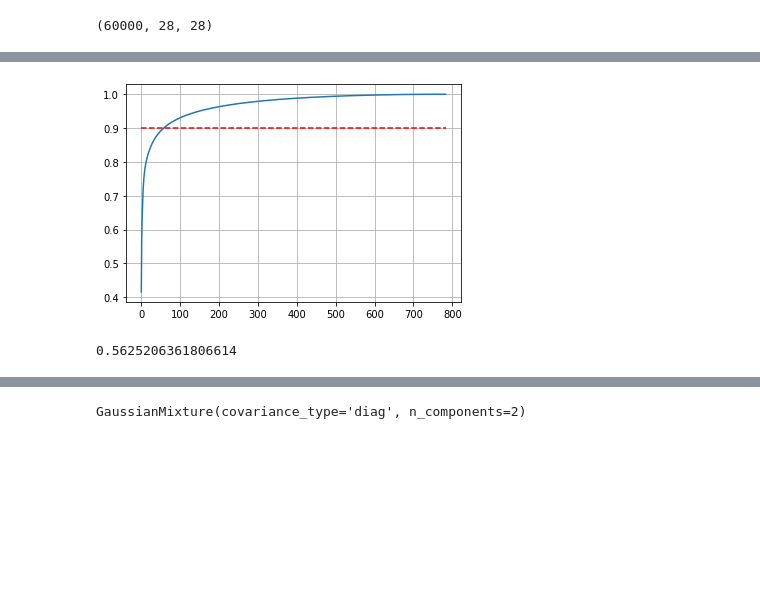
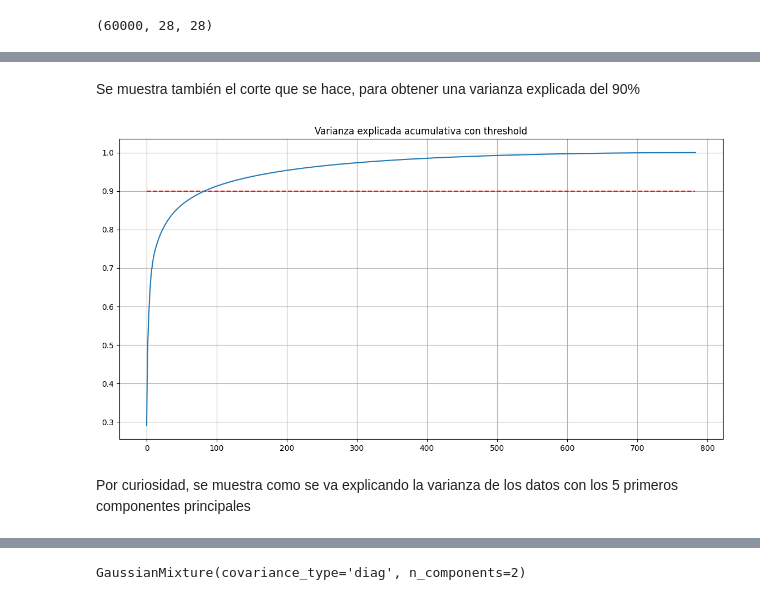
Before and after one commit to JaviLangeberGavilan/Practica_9_P1, a Jupyter notebook: PRACTICA/GENERATIVOS/EJERCICIO_1.ipynb, the cells around one changed output, grey strips where cells are left out. Cells and saved outputs as stored; diff of their text form; code cells hidden in the pictures; blank space fills up the shorter version.

```diff
--- a/PRACTICA/GENERATIVOS/EJERCICIO_1.ipynb
+++ b/PRACTICA/GENERATIVOS/EJERCICIO_1.ipynb
@@ -39 +59,4 @@ for i in trange(len(x_train)):
+# %%
+x_train_array = [x.flatten() for x in x_train]
+train_df = pd.DataFrame(x_train_array)
 # %%
@@ -72,11 +96,13 @@ plt.grid()
+# %% [markdown]
+Se muestra también el corte que se hace, para obtener una varianza explicada del 90%
 # %%
-# aplicamos threshold de 90%
-plt.plot(np.ones(pca_dim)*0.9, "--", c="r")
-plt.plot(pca.explained_variance_ratio_.cumsum())
-plt.grid()
+# Aplicamos threshold de 90%
+fig, ax1 = plt.subplots(figsize = (14,7))
+ax1.plot(np.ones(pca_dim)*0.9, "--", c="r")
+ax1.plot(pca.explained_variance_ratio_.cumsum())
+ax1.grid()
+ax1.title.set_text('Varianza explicada acumulativa con threshold')
 # %% [output]
-[figure, old version]
+[figure, new version]
-# %%
-pca.explained_variance_ratio_.cumsum()[1]
-# %% [output]
-0.5625206361806614
+# %% [markdown]
+Por curiosidad, se muestra como se va explicando la varianza de los datos con los 5 primeros componentes principales
```
Also changed, not shown: parts of 93 cells of this notebook, 5 other files.
